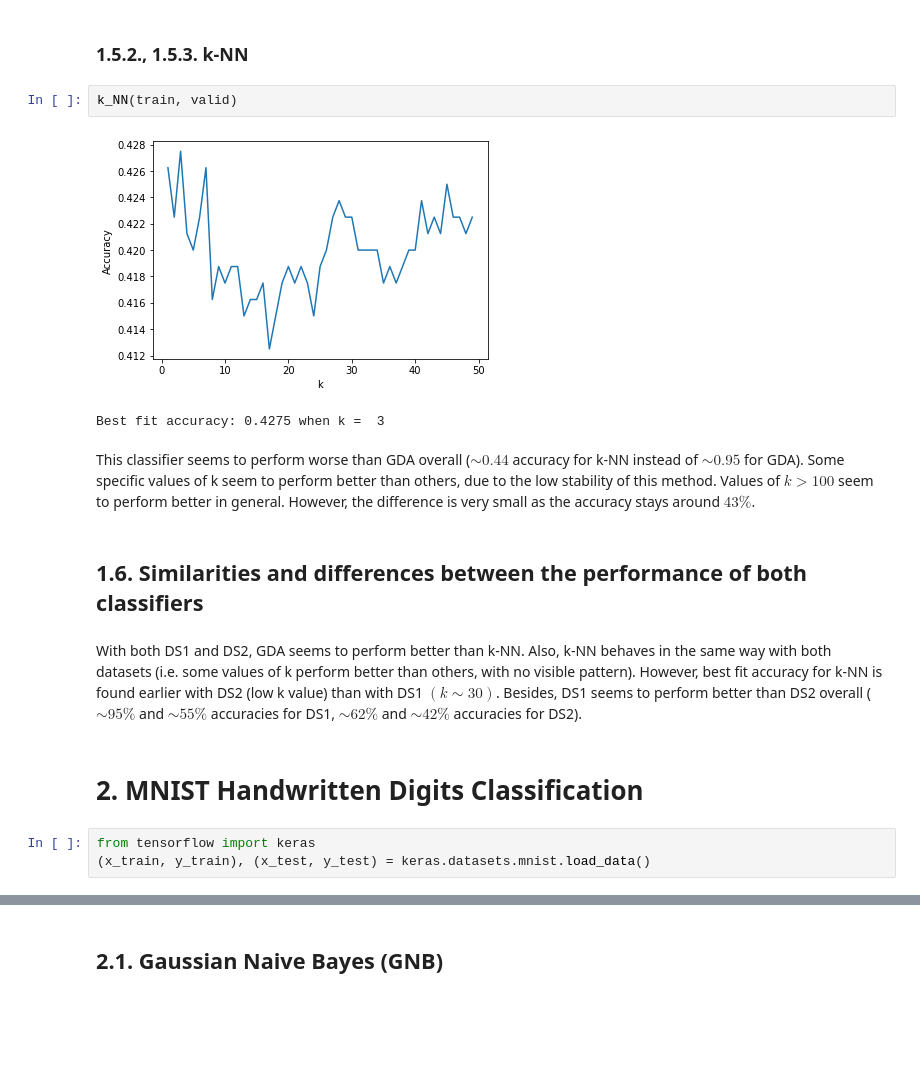
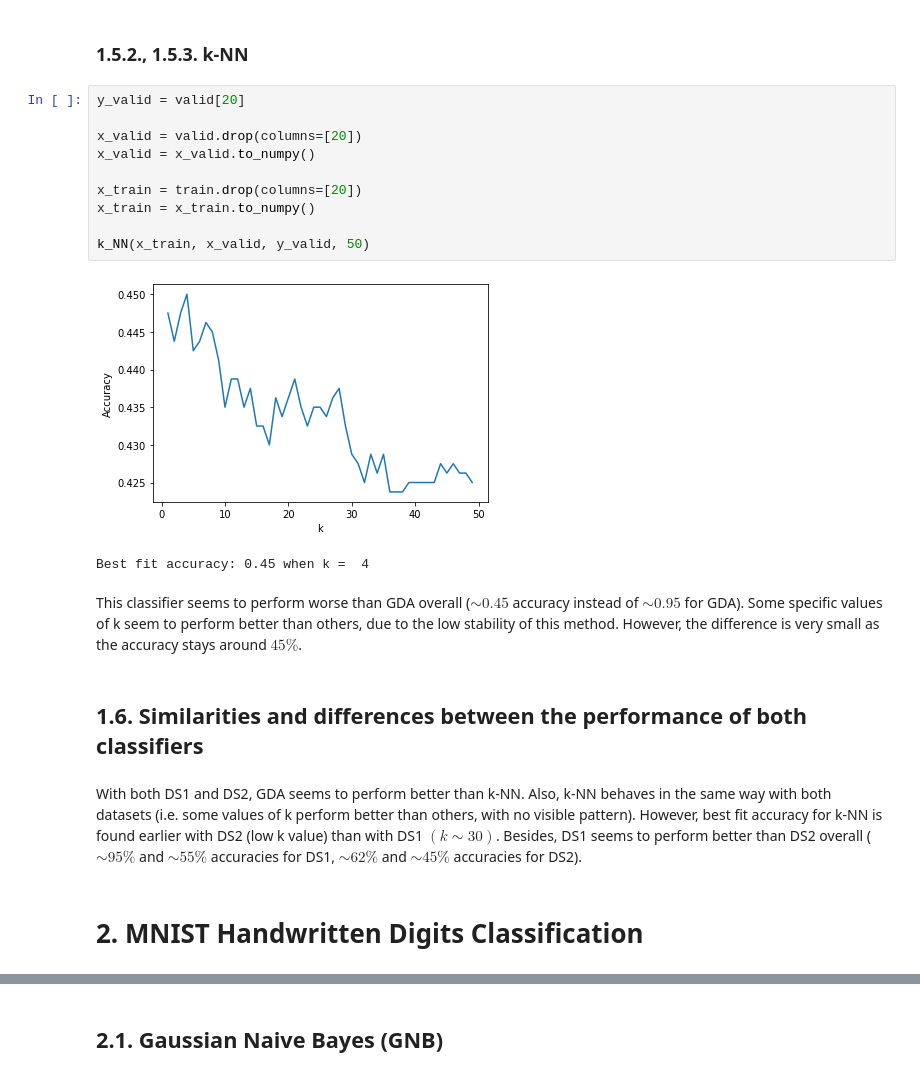
Before and after one commit to louis-ple/ML_Assignments, a Jupyter notebook: Assignment 2/INF8245E_Assignment2_1933334.ipynb, the cells around one changed output, grey strips where cells are left out. Cells and saved outputs as stored; diff of their text form; blank space fills up the shorter version.

```diff
--- a/Assignment 2/INF8245E_Assignment2_1933334.ipynb
+++ b/Assignment 2/INF8245E_Assignment2_1933334.ipynb
@@ -330,19 +325,24 @@ w1:  [-0.17518195  0.02701502 -0.02969522 -0.01573068  0.16783038 -0.04618194
 # %% [markdown]
 ### 1.5.2., 1.5.3. k-NN
-# %%
-k_NN(train, valid)
-# %% [output]
-[figure, removed]
-Best fit accuracy: 0.4275 when k =  3
+# %%
+y_valid = valid[20]
+
+x_valid = valid.drop(columns=[20])
+x_valid = x_valid.to_numpy()
+
+x_train = train.drop(columns=[20])
+x_train = x_train.to_numpy()
+
+k_NN(x_train, x_valid, y_valid, 50)
+# %% [output]
+[figure, added]
+Best fit accuracy: 0.45 when k =  4
 # %% [markdown]
-This classifier seems to perform worse than GDA overall ($\sim0.44$ accuracy for k-NN instead of $\sim0.95$ for GDA). Some specific values of k seem to perform better than others, due to the low stability of this method. Values of $k>100$ seem to perform better in general. However, the difference is very small as the accuracy stays around $43\%$.
+This classifier seems to perform worse than GDA overall ($\sim0.45$ accuracy instead of $\sim0.95$ for GDA). Some specific values of k seem to perform better than others, due to the low stability of this method. However, the difference is very small as the accuracy stays around $45\%$.
 # %% [markdown]
 ## 1.6. Similarities and differences between the performance of both classifiers
 # %% [markdown]
-With both DS1 and DS2, GDA seems to perform better than k-NN. Also, k-NN behaves in the same way with both datasets (i.e. some values of k perform better than others, with no visible pattern). However, best fit accuracy for k-NN is found earlier with DS2 (low k value) than with DS1 $(k\sim30)$. Besides, DS1 seems to perform better than DS2 overall ($\sim95\%$ and $\sim55\%$ accuracies for DS1, $\sim62\%$ and $\sim42\%$ accuracies for DS2).
+With both DS1 and DS2, GDA seems to perform better than k-NN. Also, k-NN behaves in the same way with both datasets (i.e. some values of k perform better than others, with no visible pattern). However, best fit accuracy for k-NN is found earlier with DS2 (low k value) than with DS1 $(k\sim30)$. Besides, DS1 seems to perform better than DS2 overall ($\sim95\%$ and $\sim55\%$ accuracies for DS1, $\sim62\%$ and $\sim45\%$ accuracies for DS2).
 # %% [markdown]
 # 2. MNIST Handwritten Digits Classification
-# %%
-from tensorflow import keras
-(x_train, y_train), (x_test, y_test) = keras.datasets.mnist.load_data()
 # %%
```
Also changed, not shown: parts of 10 cells of this notebook, 13 other files.
